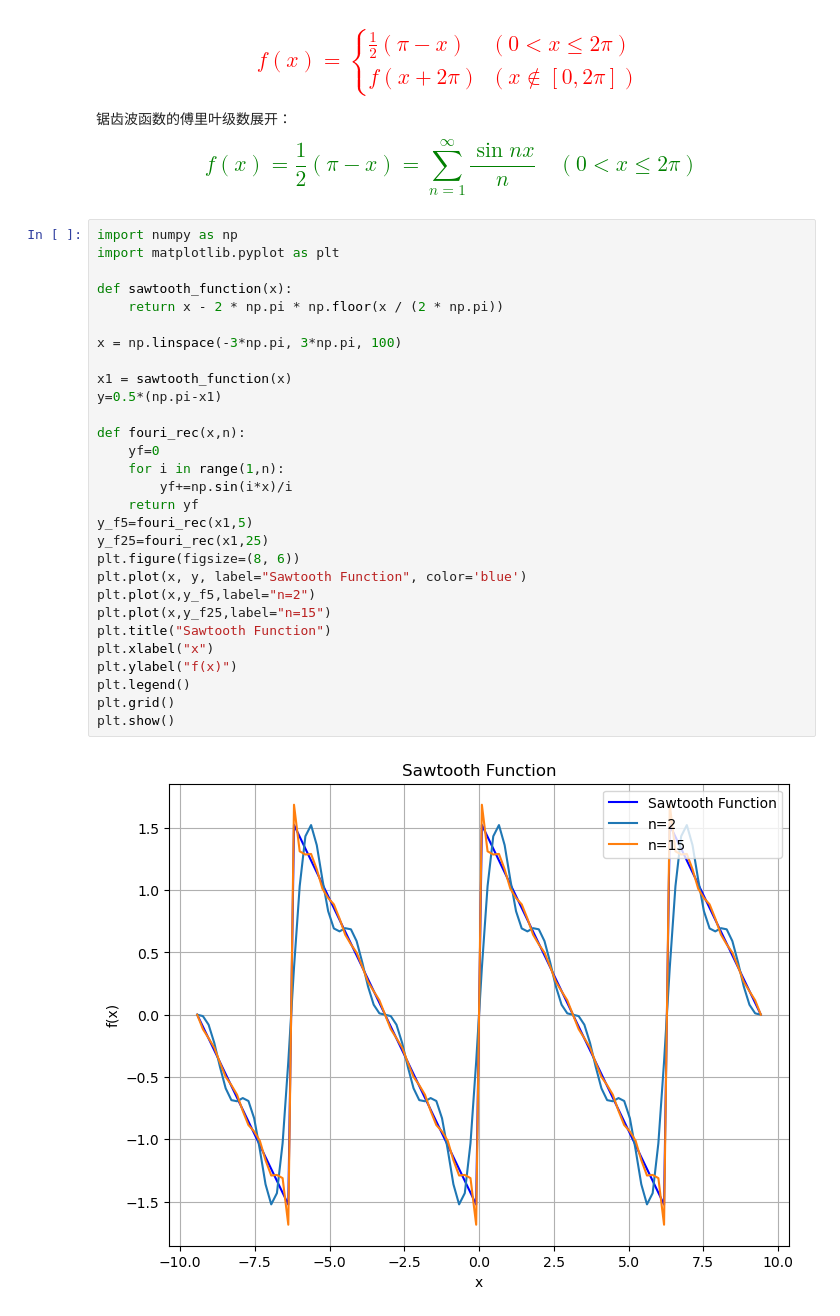
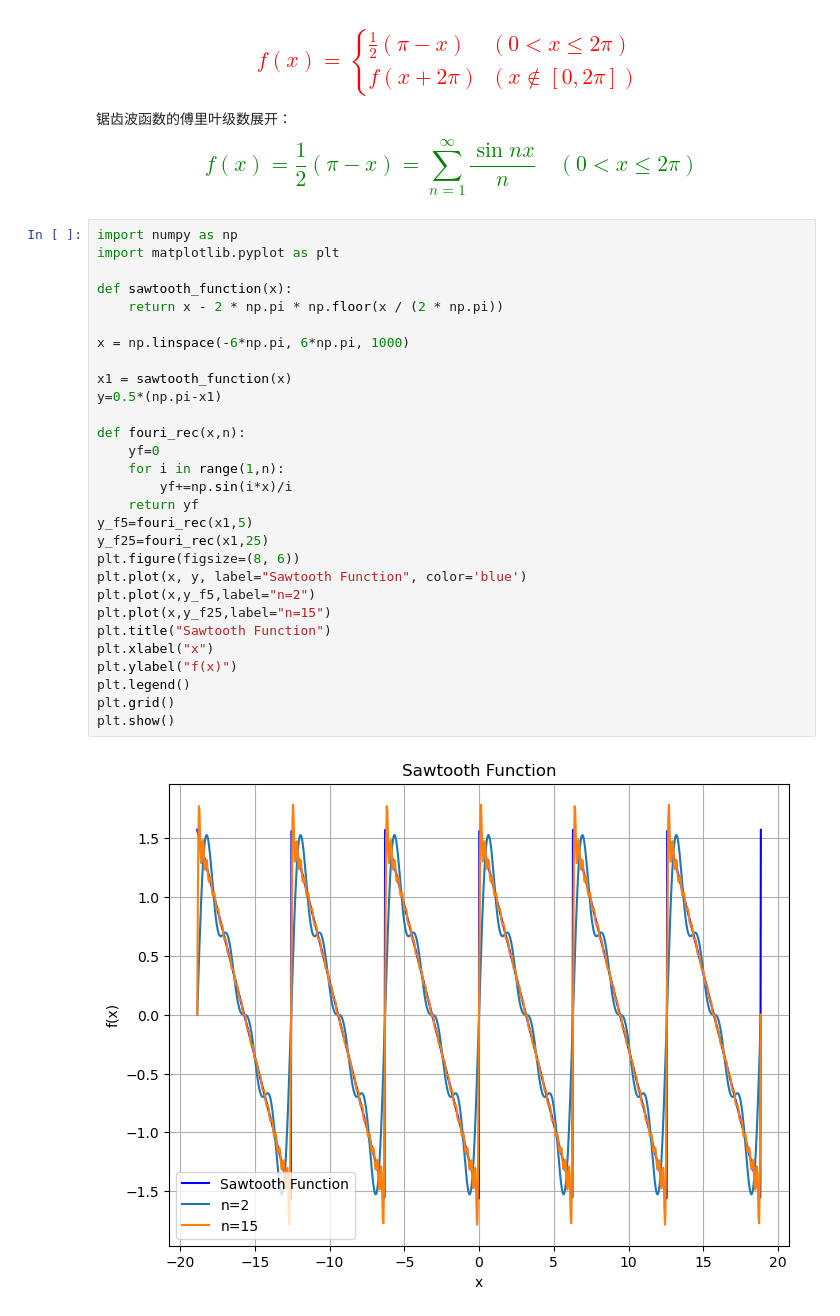
Before and after one commit to Yibeizhe/ComputationalPhysics, a Jupyter notebook: SawtoothFourier.ipynb, the cells around one changed output. Cells and saved outputs as stored; diff of their text form.

```diff
--- a/SawtoothFourier.ipynb
+++ b/SawtoothFourier.ipynb
@@ -30,31 +30,31 @@ $$
 # %%
 import numpy as np
 import matplotlib.pyplot as plt
 
 def sawtooth_function(x):
     return x - 2 * np.pi * np.floor(x / (2 * np.pi))
 
-x = np.linspace(-3*np.pi, 3*np.pi, 100)
+x = np.linspace(-6*np.pi, 6*np.pi, 1000)
 
 x1 = sawtooth_function(x)
 y=0.5*(np.pi-x1)
 
 def fouri_rec(x,n):
     yf=0
     for i in range(1,n):
         yf+=np.sin(i*x)/i
     return yf
 y_f5=fouri_rec(x1,5)
 y_f25=fouri_rec(x1,25)
 plt.figure(figsize=(8, 6))
 plt.plot(x, y, label="Sawtooth Function", color='blue')
 plt.plot(x,y_f5,label="n=2")
 plt.plot(x,y_f25,label="n=15")
 plt.title("Sawtooth Function")
 plt.xlabel("x")
 plt.ylabel("f(x)")
 plt.legend()
 plt.grid()
 plt.show()
 # %% [output]
-[figure, old version]
+[figure, new version]
```
Also changed, not shown: 3 other files.
